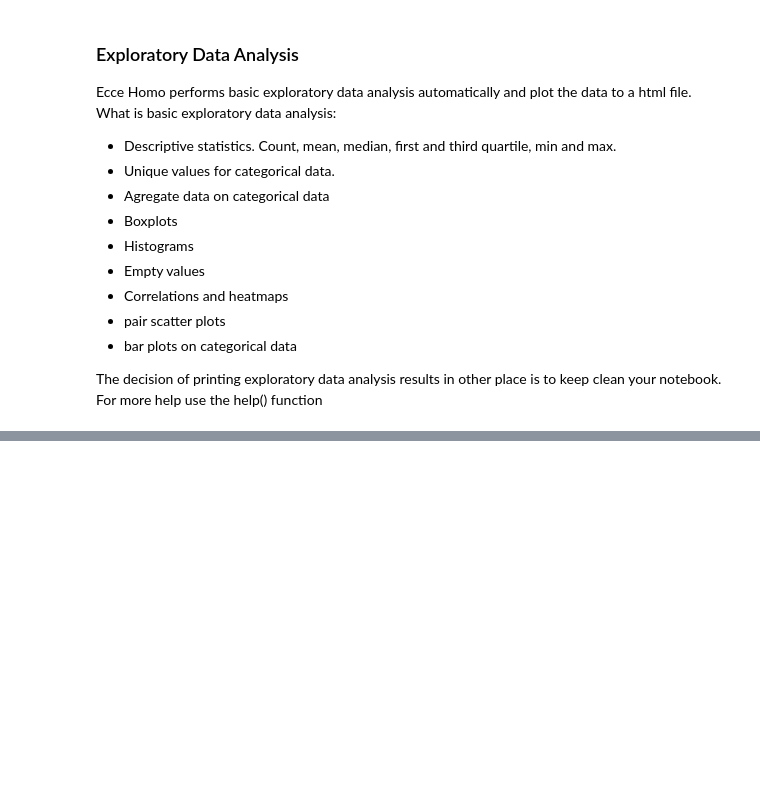
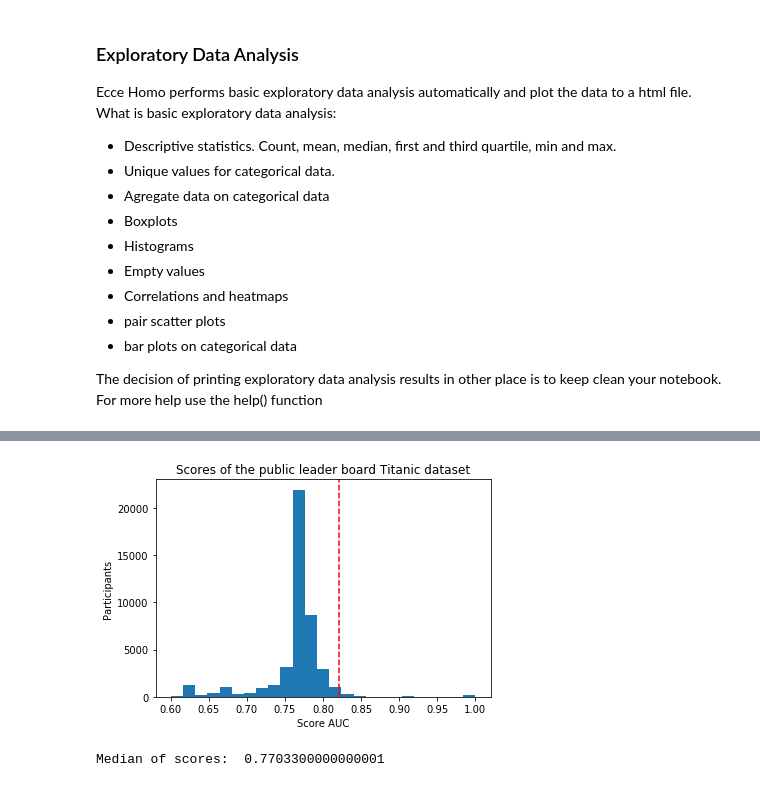
Before and after one commit to mauriciomani/Capstone-Project, a Jupyter notebook: eccehomo/capstone.ipynb, the cells around one changed output, grey strips where cells are left out. Cells and saved outputs as stored; diff of their text form; code cells hidden in the pictures; blank space fills up the shorter version.

```diff
--- a/eccehomo/capstone.ipynb
+++ b/eccehomo/capstone.ipynb
@@ -94,0 +297,12 @@ This cell brings the images saved from the cell above.<br>
+# %%
+score = pd.read_csv('data/titanic/leaderboard.csv').Score
+plt.hist(score[score >= 0.6], bins = 25)
+plt.axvline(0.821, color ='r', linestyle = '--')
+plt.title("Scores of the public leader board Titanic dataset")
+plt.xlabel("Score AUC")
+plt.ylabel("Participants")
+plt.show()
+print("Median of scores: ", score.median())
+# %% [output]
+[figure, added]
+Median of scores:  0.7703300000000001
```
Also changed, not shown: parts of 65 cells of this notebook.
